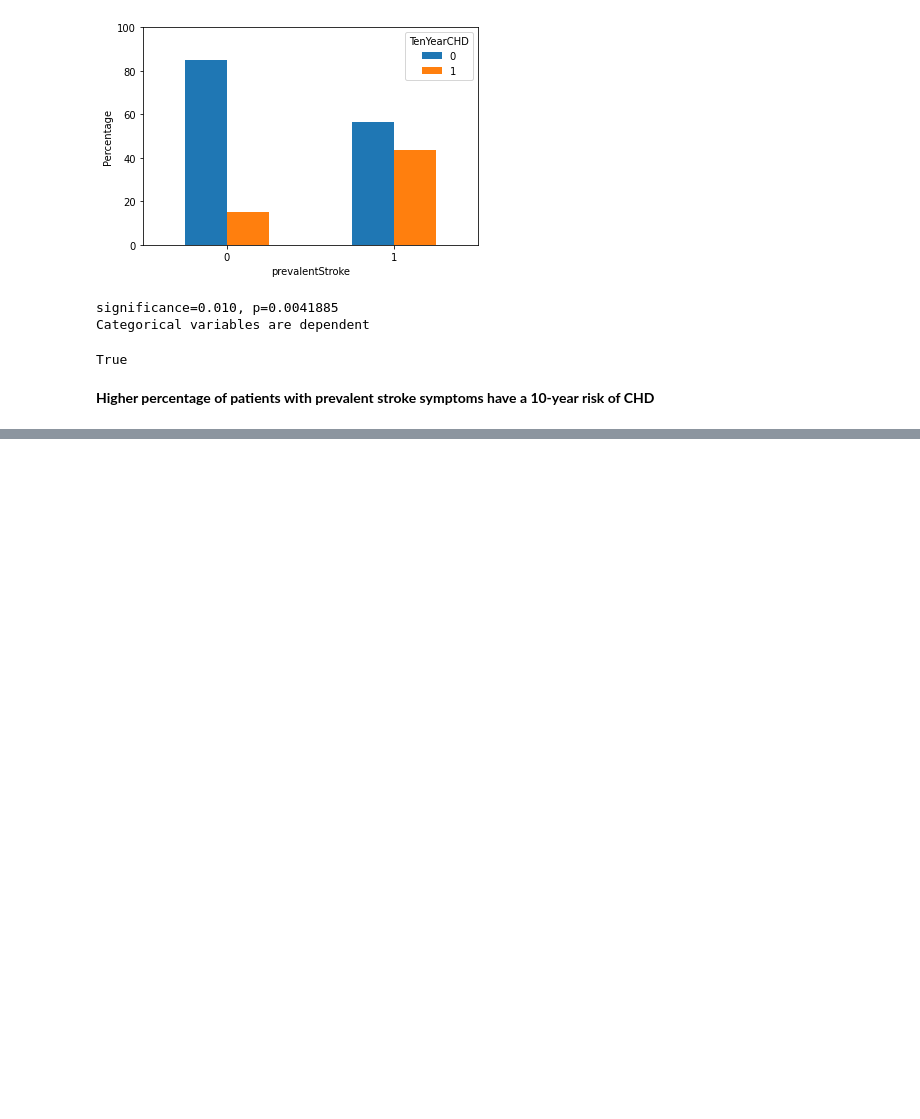
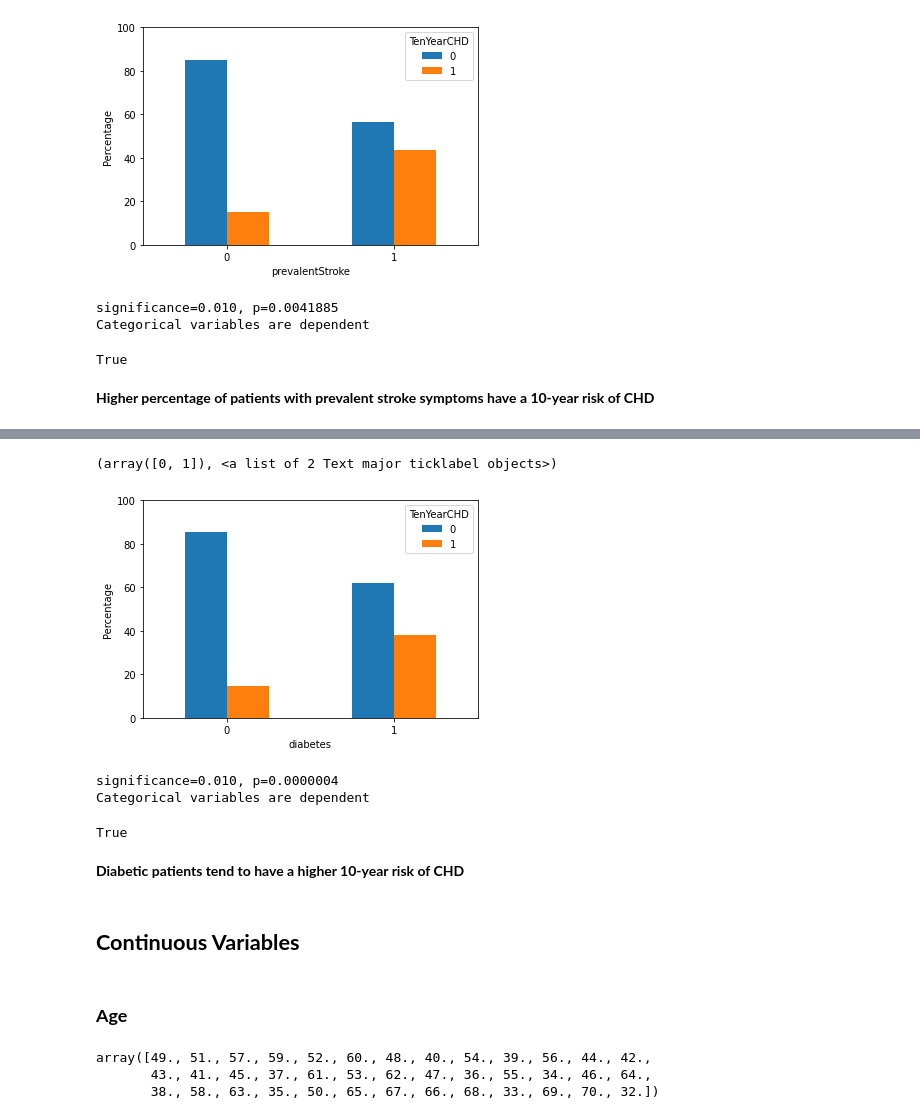
Before and after one commit to Kanika211/Cardiovascular_risk_prediction, a Jupyter notebook: Cardiovascular_risk_prediction.ipynb, the cells around one changed output, grey strips where cells are left out. Drawn from its saved outputs; the diff is of its cells as text; code cells hidden in the pictures; blank space fills up the shorter version.

```diff
--- a/Cardiovascular_risk_prediction.ipynb
+++ b/Cardiovascular_risk_prediction.ipynb
@@ -291,0 +322,20 @@ True
+# %%
+freq_df = train_df.groupby('TenYearCHD')['diabetes'].value_counts().unstack(0)
+pct_df = freq_df.divide(freq_df.sum(axis=1), axis=0)*100
+pct_df.plot(kind="bar")
+plt.ylim(0,100)
+plt.ylabel('Percentage')
+plt.xticks(rotation=0)
+# %% [output]
+(array([0, 1]), <a list of 2 Text major ticklabel objects>)
+[figure, added]
+# %%
+cat_dependency(freq_df)
+# %% [output]
+significance=0.010, p=0.0000004
+Categorical variables are dependent
+True
+# %% [markdown]
+<b>Diabetic patients tend to have a higher 10-year risk of CHD</b>
+# %% [markdown]
+## <b>Continuous Variables</b>
@@ -291,0 +349,8 @@ True
+# %% [markdown]
+### <b>Age</b>
+# %%
+train_df.age.unique()
+# %% [output]
+array([49., 51., 57., 59., 52., 60., 48., 40., 54., 39., 56., 44., 42.,
+       43., 41., 45., 37., 61., 53., 62., 47., 36., 55., 34., 46., 64.,
+       38., 58., 63., 35., 50., 65., 67., 66., 68., 33., 69., 70., 32.])
```
Also changed, not shown: parts of 20 cells of this notebook.
